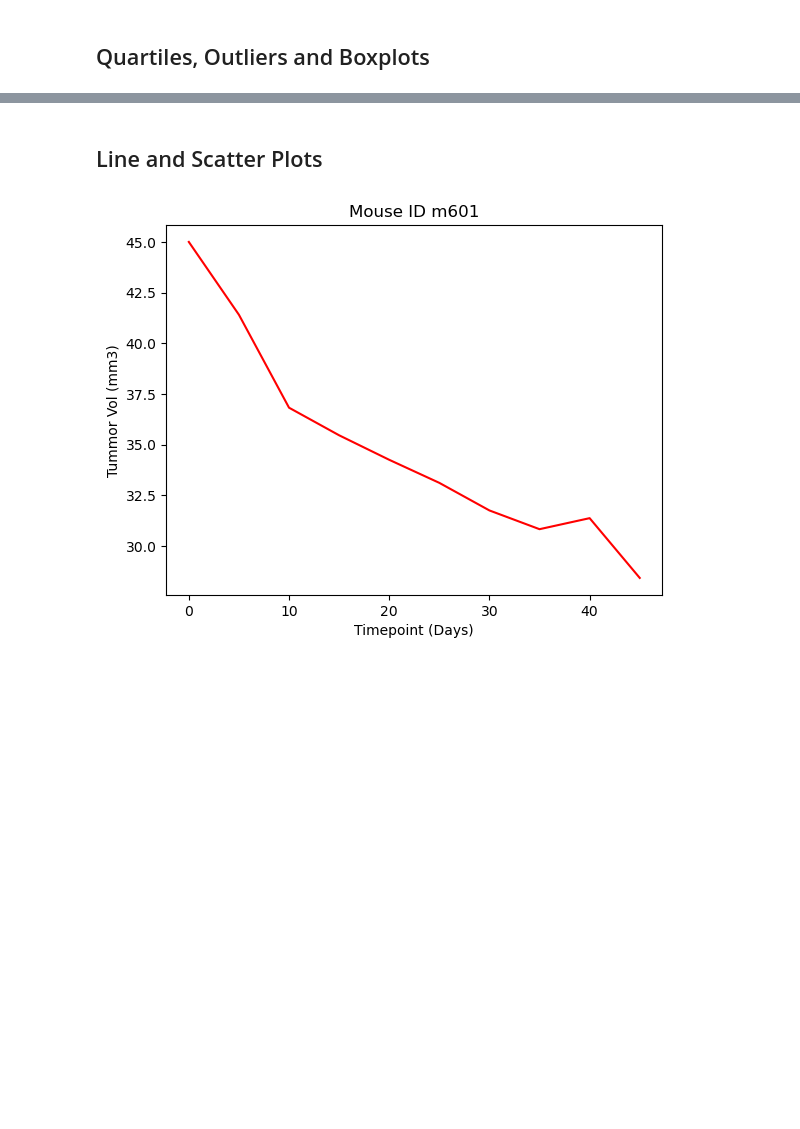
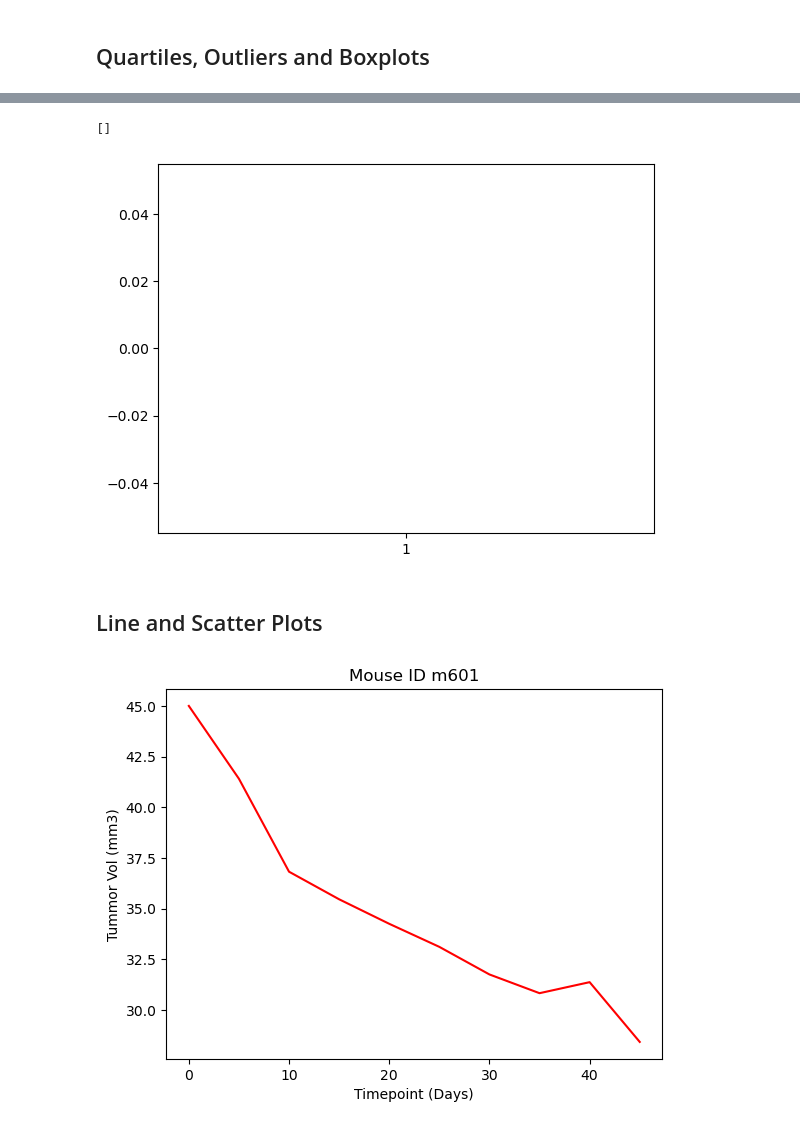
Before and after one commit to laurar9889/matplotlib_challenge, a Jupyter notebook: pymaceuticals_LR.ipynb, the cells around one changed output, grey strips where cells are left out. Saved outputs shown, nothing was run; the diff lists cells and outputs as text; code cells hidden in the pictures; blank space fills up the shorter version.

```diff
--- a/pymaceuticals_LR.ipynb
+++ b/pymaceuticals_LR.ipynb
@@ -263,0 +319,20 @@ infubinol_max_timepoint = infubinol_df.groupby(["Mouse ID"])["Timepoint"].max()
+# %%
+#Option 2. Create a loop to store the databse for only 4 drugs to be able to have a merged database linked to the clean database.
+    #This is the most efficient way to do it, but I could not land to this conclusion at first, so I will use this option 2 to do the calculate the quartiles,
+    #find outliers and iqr.
+
+drug_options = ["Capomulin", "Ramicane", "Infubinol", "Ceftamin"]
+last_tum_vol = pd.DataFrame()
+#Loop through the list to find only the drugs of interest, listed in drug options
+for drugs in drug_options:
+    four_drugs_data = cleaned_data_df[cleaned_data_df["Drug Regimen"]==drugs]
+    #group by mouse id to be able to get the latest timepoint per mouse (for 4 drugs only)
+    max_timep_four_drugs = four_drugs_data.groupby(["Mouse ID"])["Timepoint"].max()
+    max_timep_four_drugs
+#Now that we have the data filtered by 4 drugs and by max timepoint, we can merge it with the cleaned dataframe
+    merged_data_four_drugs = pd.merge(max_timep_four_drugs, four_drugs_data, on=["Mouse ID", "Timepoint"], how="inner")
+    merged_data_four_drugs
+
+    #Concatenate the results with the database we previously had
+    last_tum_vol = pd.concat([last_tum_vol,merged_data_four_drugs])
+    print(last_tum_vol)
@@ -264,3 +357,32 @@ infubinol_max_timepoint = infubinol_df.groupby(["Mouse ID"])["Timepoint"].max()
+# %%
+# Create empty list to fill with tumor vol data (for plotting)
+tumor_vol = []
+outliers = []
+
+for drugs in drug_options:
+    quartiles = last_tum_vol[last_tum_vol["Drug Regimen"] == drugs]["Tumor Volume (mm3)"].quantile([0.25, 0.5, 0.75])
+    lowerq = quartiles[0.25]
+    upperq = quartiles[0.75]
+    iqr = upperq - lowerq
+
+    lower_bound = lowerq - (1.5 * iqr)
+    upper_bound = upperq + (1.5 * iqr)
+    outliers = last_tum_vol[(last_tum_vol["Drug Regimen"] == drugs) & ((last_tum_vol["Tumor Volume (mm3)"] < lower_bound) | (last_tum_vol["Tumor Volume (mm3)"] > upper_bound))]
+# %%
+# Sort the data to identify potential outliers. As you can see, the data is empty, not storting the loop information.
+tumor_vol.sort
+print(tumor_vol)
+# %% [output]
+[]
+# %%
+#Draft the outlier plot. It does not show anything because the tumor volume list is empty right now.
+y = tumor_vol
+x = drug_options
+fig1, ax1 = plt.subplots()
+ax1.boxplot(y)
+plt.show()
+# %% [output]
+[figure, added]
 # %% [markdown]
 ## Line and Scatter Plots
 # %%
```
Also changed, not shown: parts of 18 cells of this notebook.
